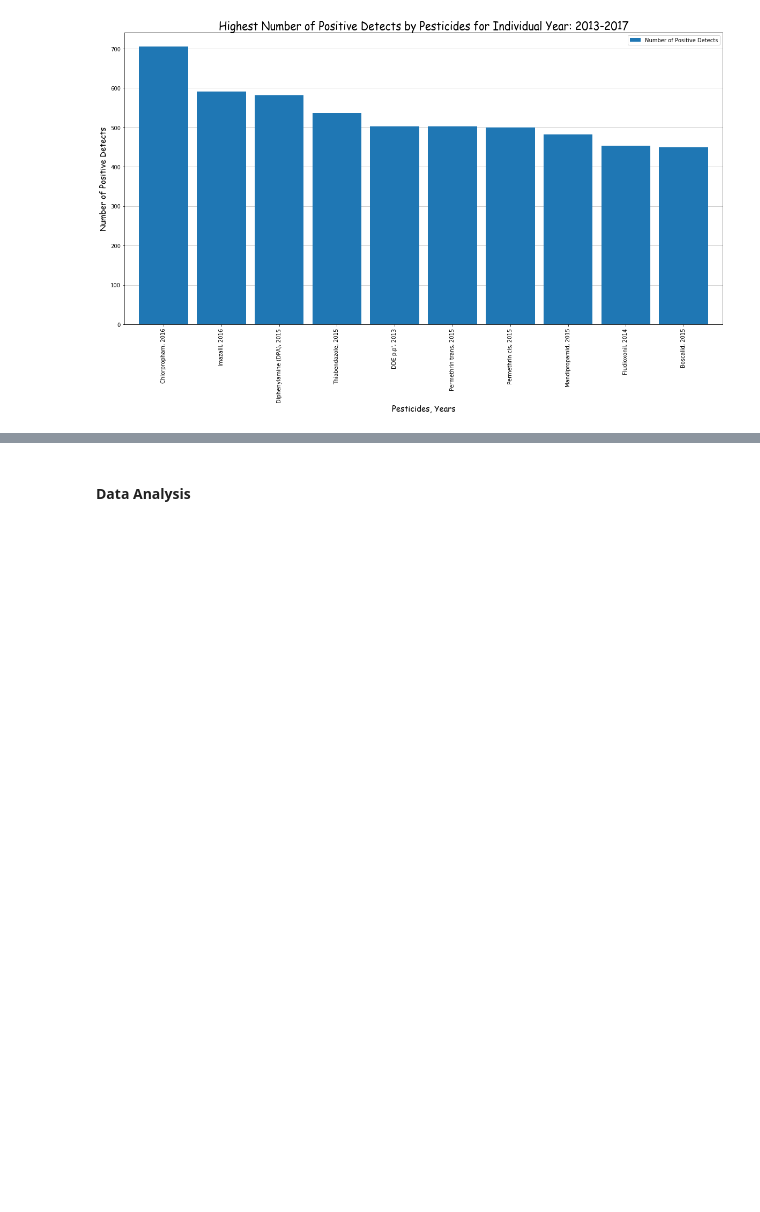
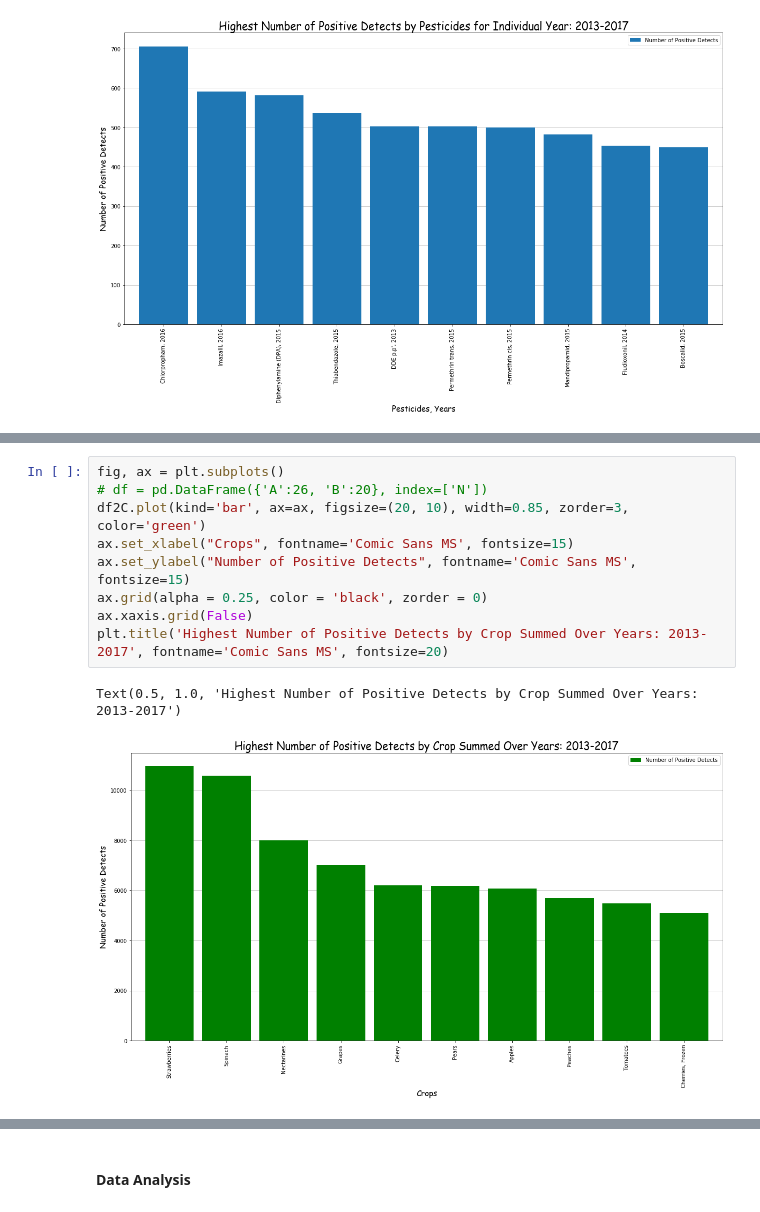
Before and after one commit to alswilli/CMPS-184-Final-Project, a Jupyter notebook: Is Organic Food worth it.ipynb, the cells around one changed output, grey strips where cells are left out. Drawn from its saved outputs; the diff is of its cells as text; blank space fills up the shorter version.

```diff
--- a/Is Organic Food worth it.ipynb
+++ b/Is Organic Food worth it.ipynb
@@ -628,0 +930,12 @@ Text(0.5, 1.0, 'Highest Number of Positive Detects by Crop for Individual Year:
+# %%
+fig, ax = plt.subplots()
+# df = pd.DataFrame({'A':26, 'B':20}, index=['N'])
+df2C.plot(kind='bar', ax=ax, figsize=(20, 10), width=0.85, zorder=3, color='green')
+ax.set_xlabel("Crops", fontname='Comic Sans MS', fontsize=15)
+ax.set_ylabel("Number of Positive Detects", fontname='Comic Sans MS', fontsize=15)
+ax.grid(alpha = 0.25, color = 'black', zorder = 0)
+ax.xaxis.grid(False)
+plt.title('Highest Number of Positive Detects by Crop Summed Over Years: 2013-2017', fontname='Comic Sans MS', fontsize=20)
+# %% [output]
+Text(0.5, 1.0, 'Highest Number of Positive Detects by Crop Summed Over Years: 2013-2017')
+[figure, added]
```
Also changed, not shown: parts of 30 cells of this notebook.
